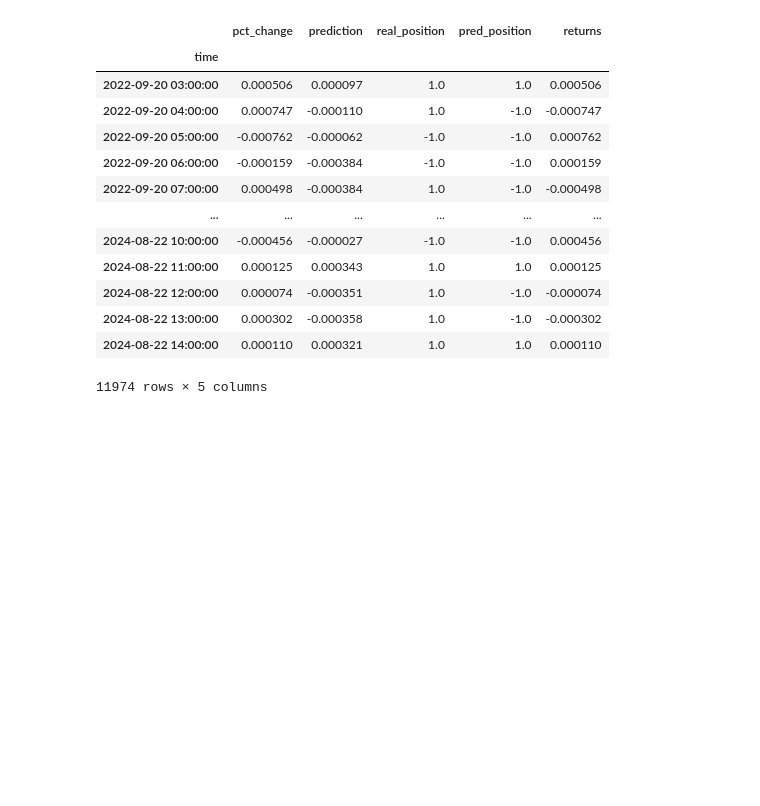
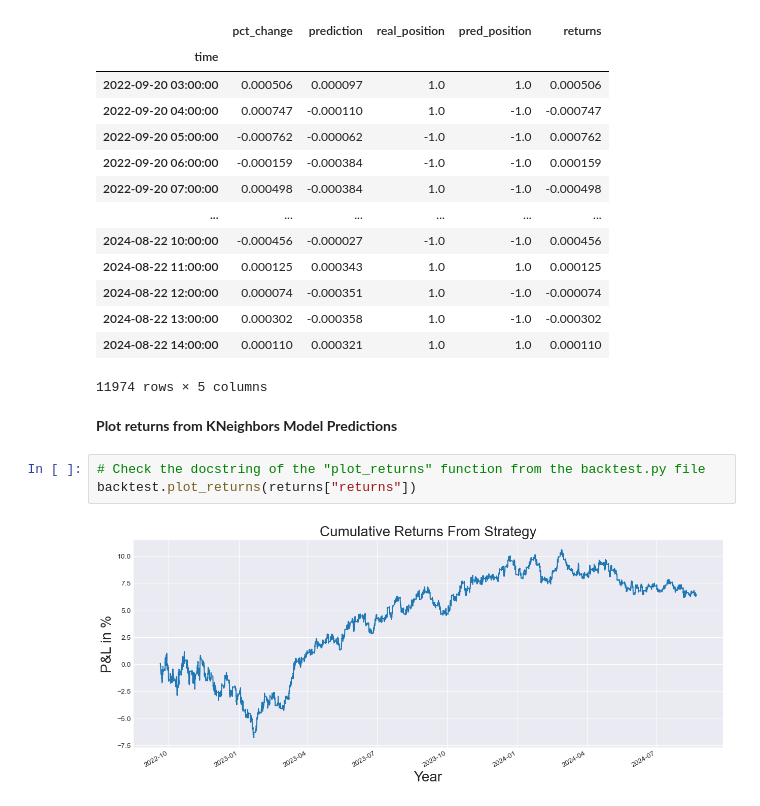
Before and after one commit to YarosInter/Time-Series-Kneighbors-Regressor, a Jupyter notebook: Kneightbors Regressor Model.ipynb, the cells around one changed output. Cells and saved outputs as stored; diff of their text form; blank space fills up the shorter version.

```diff
--- a/Kneightbors Regressor Model.ipynb
+++ b/Kneightbors Regressor Model.ipynb
@@ -179,3 +179,10 @@ returns
 | 2024-08-22 13:00:00 | 0.000302 | -0.000358 | 1.0 | -1.0 | -0.000302 |
 | 2024-08-22 14:00:00 | 0.000110 | 0.000321 | 1.0 | 1.0 | 0.000110 |
 11974 rows × 5 columns
+# %% [markdown]
+**Plot returns from KNeighbors Model Predictions**
+# %%
+# Check the docstring of the "plot_returns" function from the backtest.py file
+backtest.plot_returns(returns["returns"])
+# %% [output]
+[figure, added]
```
Also changed, not shown: parts of 9 cells of this notebook.
